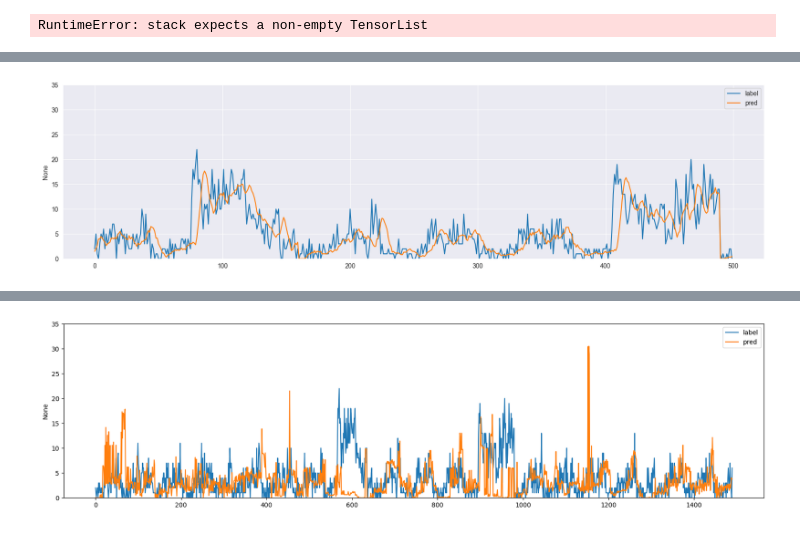
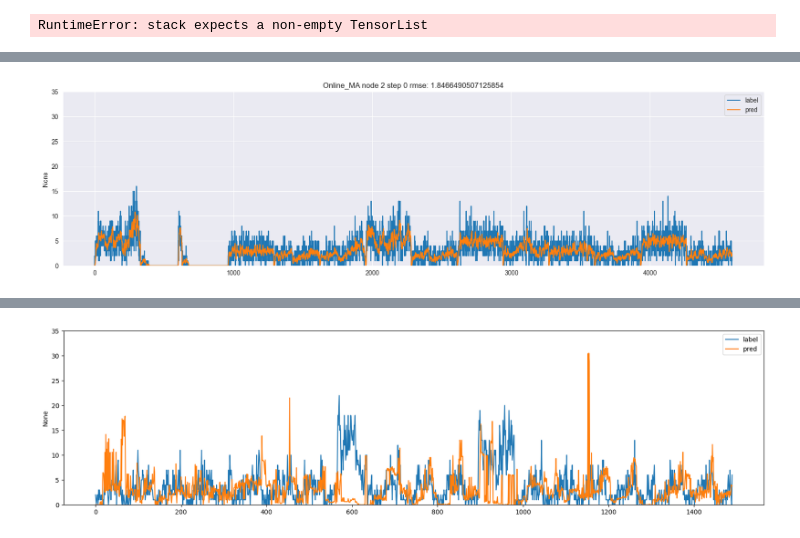
Before and after one commit to WaimenMak/Crowd-Flow-Inference, a Jupyter notebook: Online_Exp.ipynb, the cells around one changed output, grey strips where cells are left out. Cells and saved outputs as stored; diff of their text form; code cells hidden in the pictures.

```diff
--- a/Online_Exp.ipynb
+++ b/Online_Exp.ipynb
@@ -159,6 +184,7 @@ model_Online_LSTM_Single, file not found
 from lib.utils import sliding_win  # to get the online label
 label_list = []
 sigma_list = []
+sc_shift_signal = []
 # model = model_dict["diffusion_uq"]
 for sc in test_sc:
     data = data_dict[sc]
@@ -172,6 +198,8 @@ for sc in test_sc:
         except:
             pass
         label_list.append(label[:, i:i+test_env.chunk_size, :])
+    sc_shift_signal.append(len(label_list) * test_env.chunk_size)
+
 
 labels = torch.stack(label_list, dim=0)
 sigma = torch.stack(sigma_list, dim=0).detach()
@@ -182,13 +210,11 @@ RuntimeError: stack expects a non-empty TensorList
 import matplotlib.pyplot as plt
 import numpy as np
 import seaborn as sns
-node = 7
-step = -1
 
 label = np.transpose(labels, [0, 2, 1, 3]).reshape(-1, labels.shape[1], labels.shape[3])
-def visualize(mdl, preds, label, step, node):
-    time = 1400
-    start = 300
+
+def visualize(mdl, preds, label, step, node, start=0, time=1000):
+
     pred = np.transpose(preds[mdl], [0, 2, 1, 3]).reshape(-1, preds[mdl].shape[1], preds[mdl].shape[3]) # [batch, node, horizon]
     plt.figure(figsize=(20, 5))
     # x = np.arange(time - start)
@@ -205,3 +231,6 @@ def visualize(mdl, preds, label, step, node):
 
     #limit
     plt.ylim(0, 35)
+    #rmse
+    rmse = np.sqrt(np.mean((label.numpy() - pred) ** 2))
+    plt.title(f"{mdl} node {node} step {step} rmse: {rmse}")
@@ -207,0 +245,12 @@ def visualize(mdl, preds, label, step, node):
+# %%
+# visualize total flow
+start = 0
+time = 5000
+plt.figure(figsize=(20, 5))
+y = peoples[start:time]
+x = np.arange(len(y))
+sns.lineplot(x=x, y=y, label='total flow')
+# decide the end of sc_shift_signal according to time
+sc_shift = [i for i in sc_shift_signal if i < time]
+for i in sc_shift:
+    plt.axvline(x=i, color='r', linestyle='--', linewidth=0.5)
@@ -208,3 +263,8 @@ def visualize(mdl, preds, label, step, node):
 # %%
-visualize("Online_Diffusion", preds, label, -1, 2)
+node_id = 2
+step = 0
+visualize("Online_Diffusion", preds, label, step, node_id, start=start, time=time)
+sc_shift = [i for i in sc_shift_signal if i < time and i > start]
+for i in sc_shift:
+    plt.axvline(x=i, color='r', linestyle='--', linewidth=0.5)
 # %% [output]
@@ -224,4 +287,4 @@ NameError: name 'visualize' is not defined
 # %%
-visualize("ma", preds, label, -1, 2)
+visualize("Online_MA", preds, label, step, node_id, start=start, time=time)
 # %% [output]
-[figure, old version]
+[figure, new version]
```
Also changed, not shown: parts of 85 cells of this notebook, 17 other files.
